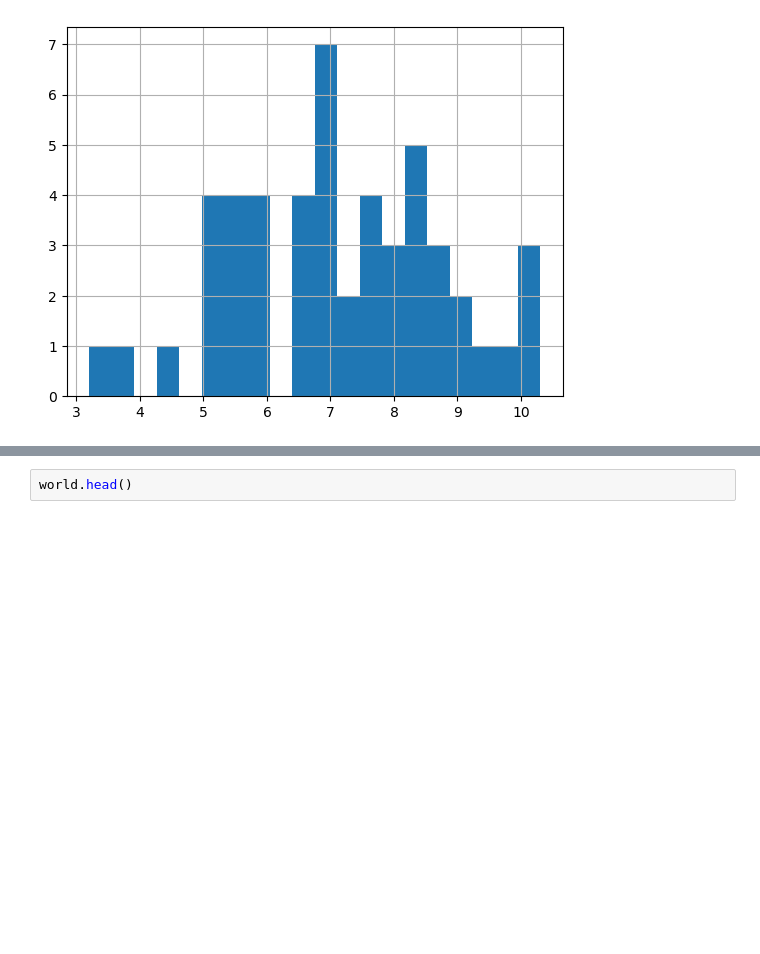
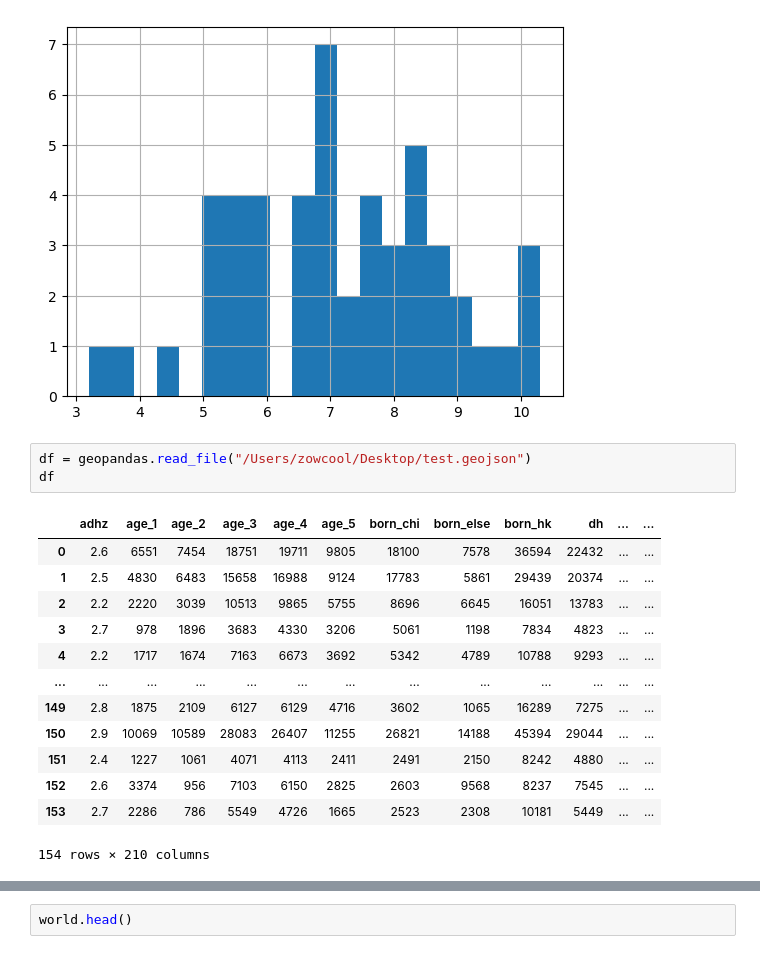
Before and after one commit to Ashes814/LSGI532_Project, a Jupyter notebook: project1/visualMap.ipynb, the cells around one changed output, grey strips where cells are left out. Cells and saved outputs as stored; diff of their text form; blank space fills up the shorter version.

```diff
--- a/project1/visualMap.ipynb
+++ b/project1/visualMap.ipynb
@@ -81,3 +81,20 @@ state_data["Unemployment"].hist(bins=20)
 # %% [output]
 <Axes: >
 [figure]
+# %%
+df = geopandas.read_file("/Users/zowcool/Desktop/test.geojson")
+df
+# %% [output]
+|  | adhz | age_1 | age_2 | age_3 | age_4 | age_5 | born_chi | born_else | born_hk | dh | ... | ... |
+| 0 | 2.6 | 6551 | 7454 | 18751 | 19711 | 9805 | 18100 | 7578 | 36594 | 22432 | ... | ... |
+| 1 | 2.5 | 4830 | 6483 | 15658 | 16988 | 9124 | 17783 | 5861 | 29439 | 20374 | ... | ... |
+| 2 | 2.2 | 2220 | 3039 | 10513 | 9865 | 5755 | 8696 | 6645 | 16051 | 13783 | ... | ... |
+| 3 | 2.7 | 978 | 1896 | 3683 | 4330 | 3206 | 5061 | 1198 | 7834 | 4823 | ... | ... |
+| 4 | 2.2 | 1717 | 1674 | 7163 | 6673 | 3692 | 5342 | 4789 | 10788 | 9293 | ... | ... |
+| ... | ... | ... | ... | ... | ... | ... | ... | ... | ... | ... | ... | ... |
+| 149 | 2.8 | 1875 | 2109 | 6127 | 6129 | 4716 | 3602 | 1065 | 16289 | 7275 | ... | ... |
+| 150 | 2.9 | 10069 | 10589 | 28083 | 26407 | 11255 | 26821 | 14188 | 45394 | 29044 | ... | ... |
+| 151 | 2.4 | 1227 | 1061 | 4071 | 4113 | 2411 | 2491 | 2150 | 8242 | 4880 | ... | ... |
+| 152 | 2.6 | 3374 | 956 | 7103 | 6150 | 2825 | 2603 | 9568 | 8237 | 7545 | ... | ... |
+| 153 | 2.7 | 2286 | 786 | 5549 | 4726 | 1665 | 2523 | 2308 | 10181 | 5449 | ... | ... |
+154 rows × 210 columns
```
Also changed, not shown: parts of 9 cells of this notebook, 4 other files.
